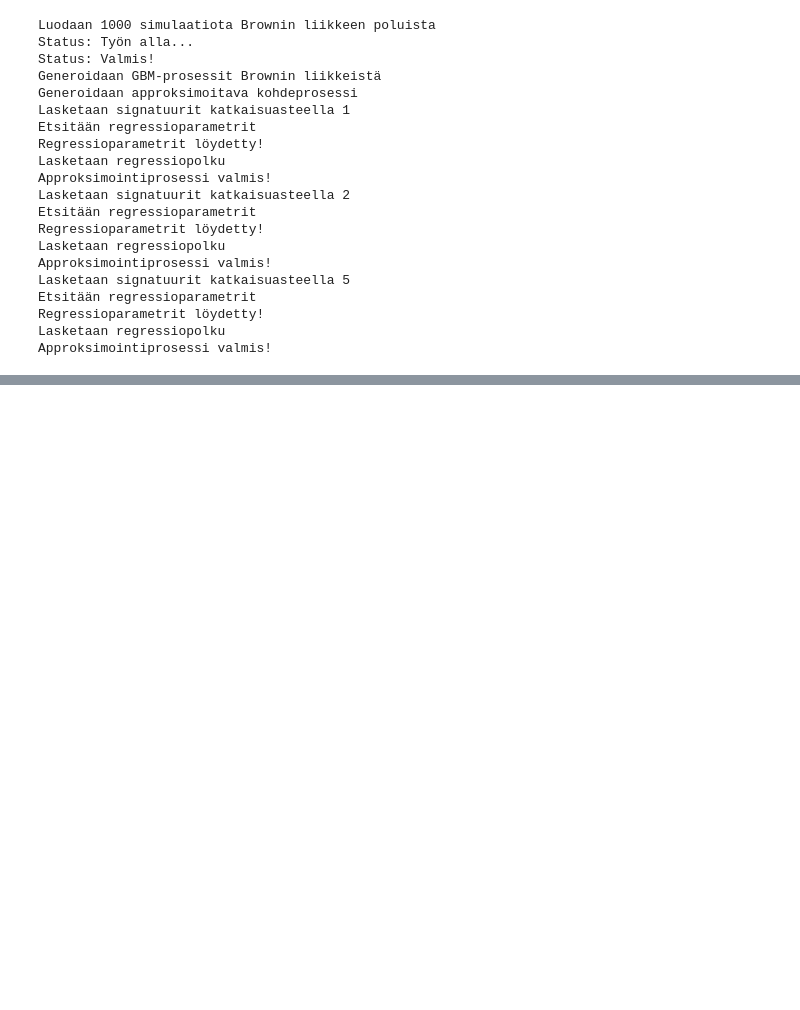
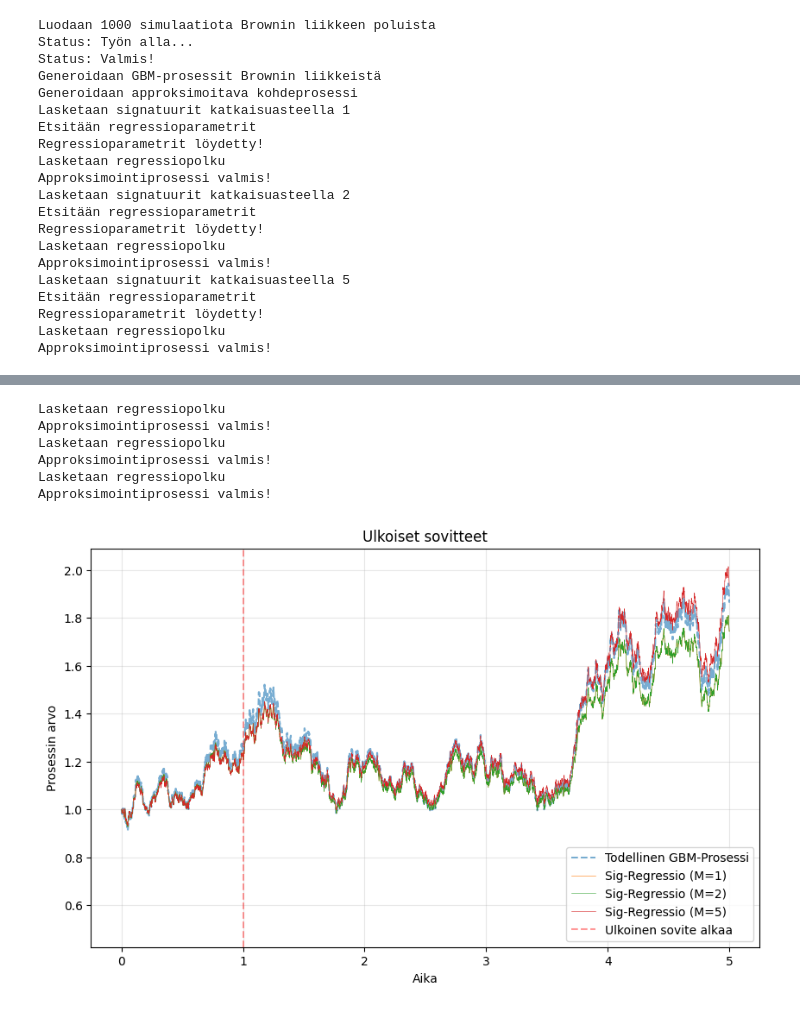
Before and after one commit to OtsoHelminen/SignatureModels, a Jupyter notebook: SigRegress.ipynb, the cells around one changed output, grey strips where cells are left out. Cells and saved outputs as stored; diff of their text form; code cells hidden in the pictures; blank space fills up the shorter version.

```diff
--- a/SigRegress.ipynb
+++ b/SigRegress.ipynb
@@ -213,7 +308,7 @@ for m in M:
   print(f"Etsitään regressioparametrit")
   x0 = np.random.uniform(-1,1,sig_size)
   OptimResult = minimize(regressfunc_w_grad, x0=x0, args=(Bsignatures, Bpaths, beta1, beta2), method="L-BFGS-B", jac=True)
-  fstar = OptimResult.x
+  fstar_gbm = OptimResult.x
   print(f"Regressioparametrit löydetty!")
 
   TargetStream = np.column_stack((t, TargetGBMpath))
@@ -223,7 +318,7 @@ for m in M:
 
   # Lasketaan regressiopolku matriisi-vektori-tulolla
   print(f"Lasketaan regressiopolku")
-  ApproxPath = Targetsignatures @ fstar
+  ApproxPath = Targetsignatures @ fstar_gbm
   ApproxPath[:] += 1
   ApproxGBMPaths[m] = ApproxPath
   print(f"Approksimointiprosessi valmis!")
@@ -274,0 +463,55 @@ M=5: MSE = 4.81755e-04
+# %%
+extension_length = 4
+J_ext = extension_length*J
+t_extension = np.linspace(0, extension_length+1, J+J_ext)
+dt = t[1] - t[0]
+
+SEED = 4112026314
+
+rng = np.random.default_rng(SEED)
+
+TargetZ = rng.normal(0, 1, J_ext-1)
+
+ApproxGBMExtensions = {}
+
+TargetGBMextension = np.zeros(J_ext)
+TargetGBMextension[0] = TargetGBMpath[-1]
+for j in range(J_ext-1):
+  TargetGBMextension[j+1] = TargetGBMextension[j] * (1 + mu * dt + sigma * np.sqrt(dt) * TargetZ[j])
+
+full_gbm_path = np.concatenate((TargetGBMpath, TargetGBMextension))
+
+for m in M:
+  sig_size = iisignature.siglength(2, m) + 1
+  TargetStream = np.column_stack((t_extension, full_gbm_path))
+  Targetsignatures = np.zeros((len(full_gbm_path), sig_size))
+  Targetsignatures[:, 0] = 1.0
+  Targetsignatures[1:, 1:] = iisignature.sig(TargetStream, m, 2)
+  # Lasketaan regressiopolku matriisi-vektori-tulolla
+  print(f"Lasketaan regressiopolku")
+  ApproxPath = Targetsignatures @ fstar_gbm_dict[m]
+  ApproxPath[:] += 1
+  ApproxGBMExtensions[m] = ApproxPath
+  print(f"Approksimointiprosessi valmis!")
+# %% [output]
+Lasketaan regressiopolku
+Approksimointiprosessi valmis!
+Lasketaan regressiopolku
+Approksimointiprosessi valmis!
+Lasketaan regressiopolku
+Approksimointiprosessi valmis!
+# %%
+# Luodaan kuvaaja
+plt.figure(figsize=(10, 6))
+plt.plot(t_extension, full_gbm_path, linestyle="dashed", label="Todellinen GBM-Prosessi", alpha=0.6)
+for m in M:
+  plt.plot(t_extension, ApproxGBMExtensions[m], label=f"Sig-Regressio (M={m})", linewidth=0.4)
+plt.axline((1,0.5),(1,1), linestyle="dashed", label="Ulkoinen sovite alkaa", alpha=0.4, color="r")
+plt.title(f"Ulkoiset sovitteet")
+plt.xlabel("Aika")
+plt.ylabel("Prosessin arvo")
+plt.legend()
+plt.grid(True, alpha=0.3)
+plt.show()
+# %% [output]
+[figure, added]
```
Also changed, not shown: parts of 15 cells of this notebook.
